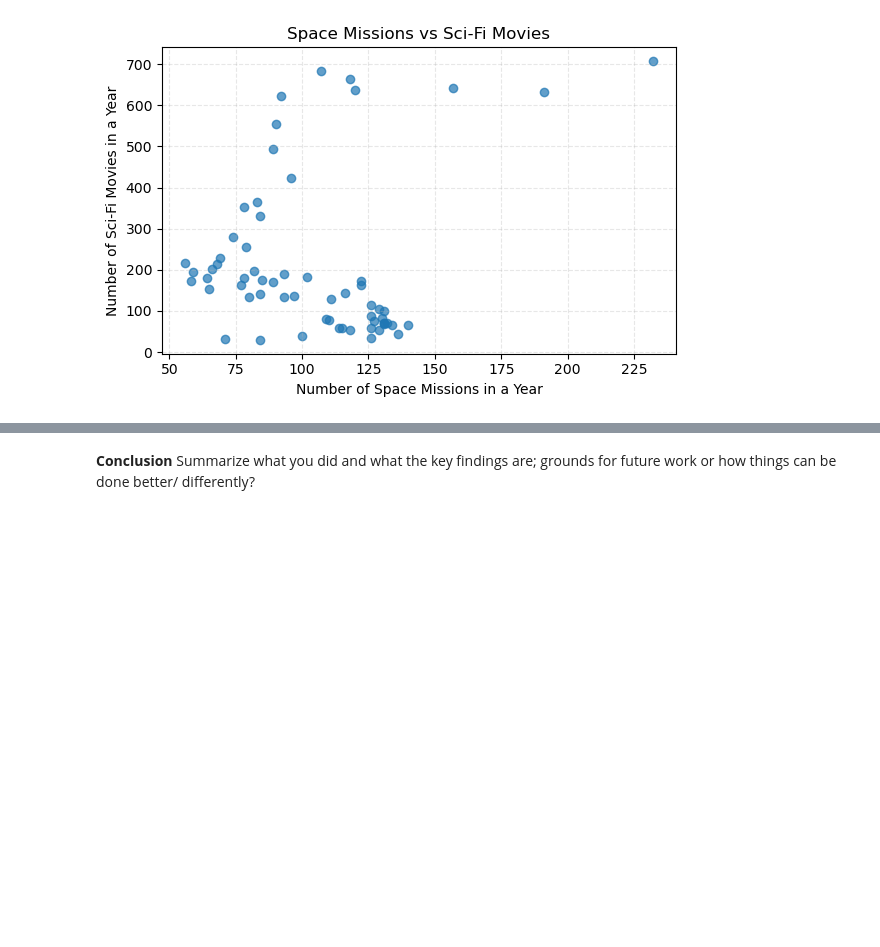
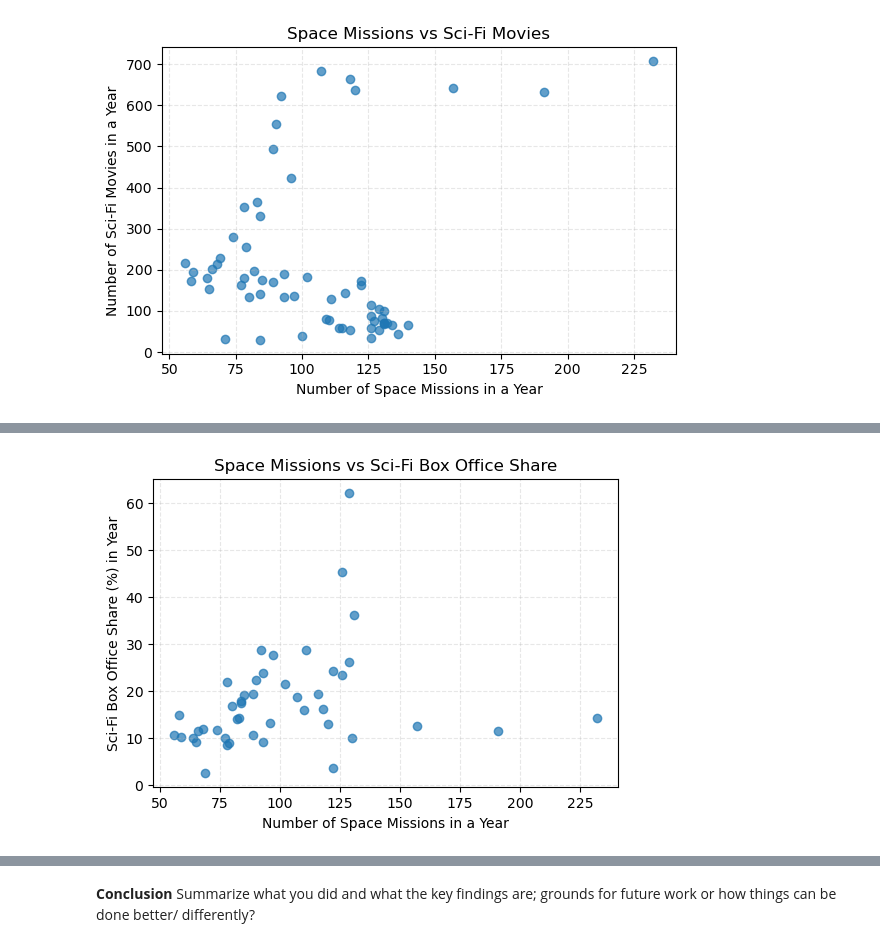
Before and after one commit to kalmlaz/Data-Science-Project, a Jupyter notebook: Data Science Project - Do space missions impact SciFi movies.ipynb, the cells around one changed output, grey strips where cells are left out. Cells and saved outputs as stored; diff of their text form; code cells hidden in the pictures; blank space fills up the shorter version.

Commit message:
Update Data Science Project - Do space missions impact SciFi movies.ipynb
updated my project

```diff
--- a/Data Science Project - Do space missions impact SciFi movies.ipynb
+++ b/Data Science Project - Do space missions impact SciFi movies.ipynb
@@ -403,0 +461,27 @@ Include python code and discuss what my observations are; how do I interpret thi
+# %%
+#Scatterplot visual, based on the lag analysis for lag 2
+#Chosing the lag I want to visualize
+lag = 2
+
+#Alligns mission years and scifi share, keeping the lag
+missions_lag = missions_year.shift(-lag)
+
+#Alligns the series
+aligned = pd.concat([missions_lag, sci_fi_year], axis=1)
+aligned.columns = ["missions_lag", "sci_fi_share"]
+
+#Builds the scatterplot
+plt.figure(figsize=(6,4))
+plt.scatter(aligned["missions_lag"], aligned["sci_fi_share"], alpha=0.7)
+
+#Populates the axis and grid
+plt.title(f"Space Missions vs Sci-Fi Box Office Share")
+plt.xlabel("Number of Space Missions in a Year")
+plt.ylabel("Sci-Fi Box Office Share (%) in Year")
+
+plt.grid(True, linestyle="--", alpha=0.3)
+
+#Displays the visual
+plt.show()
+# %% [output]
+[figure, added]
```
Also changed, not shown: parts of 10 cells of this notebook.
